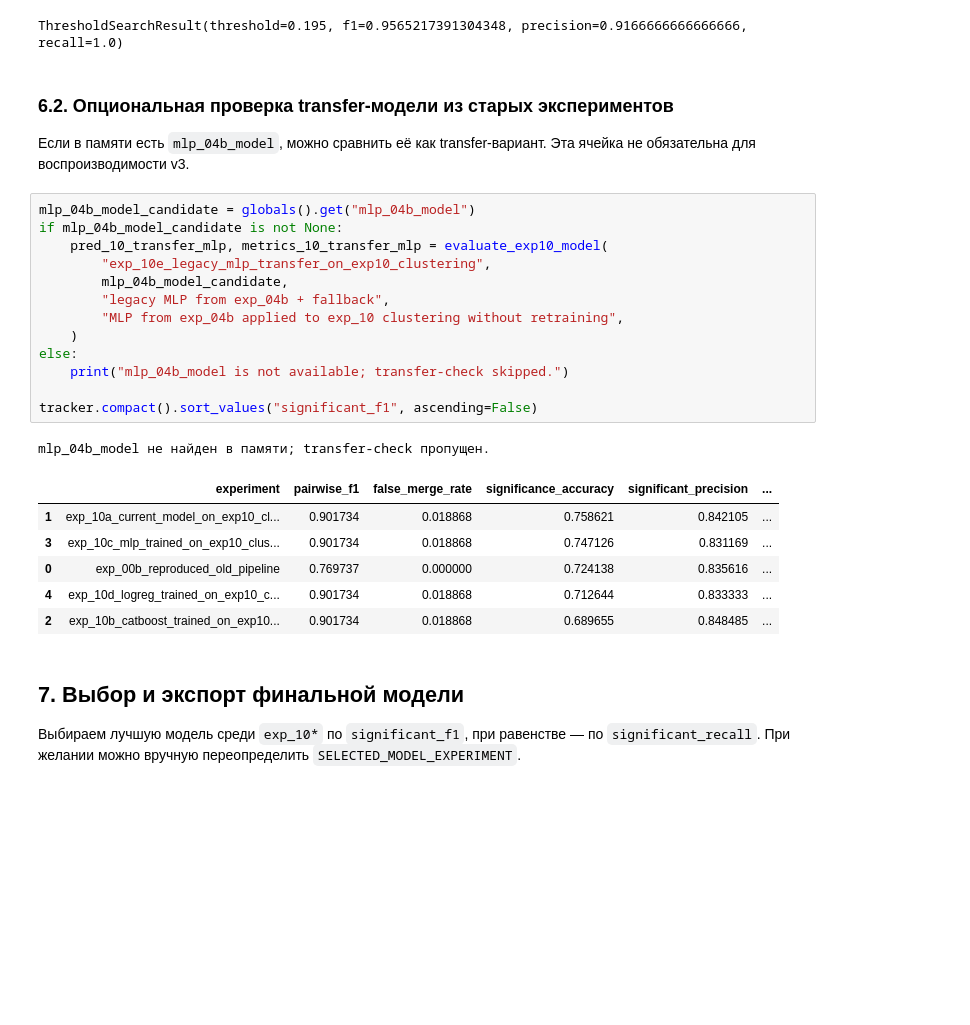
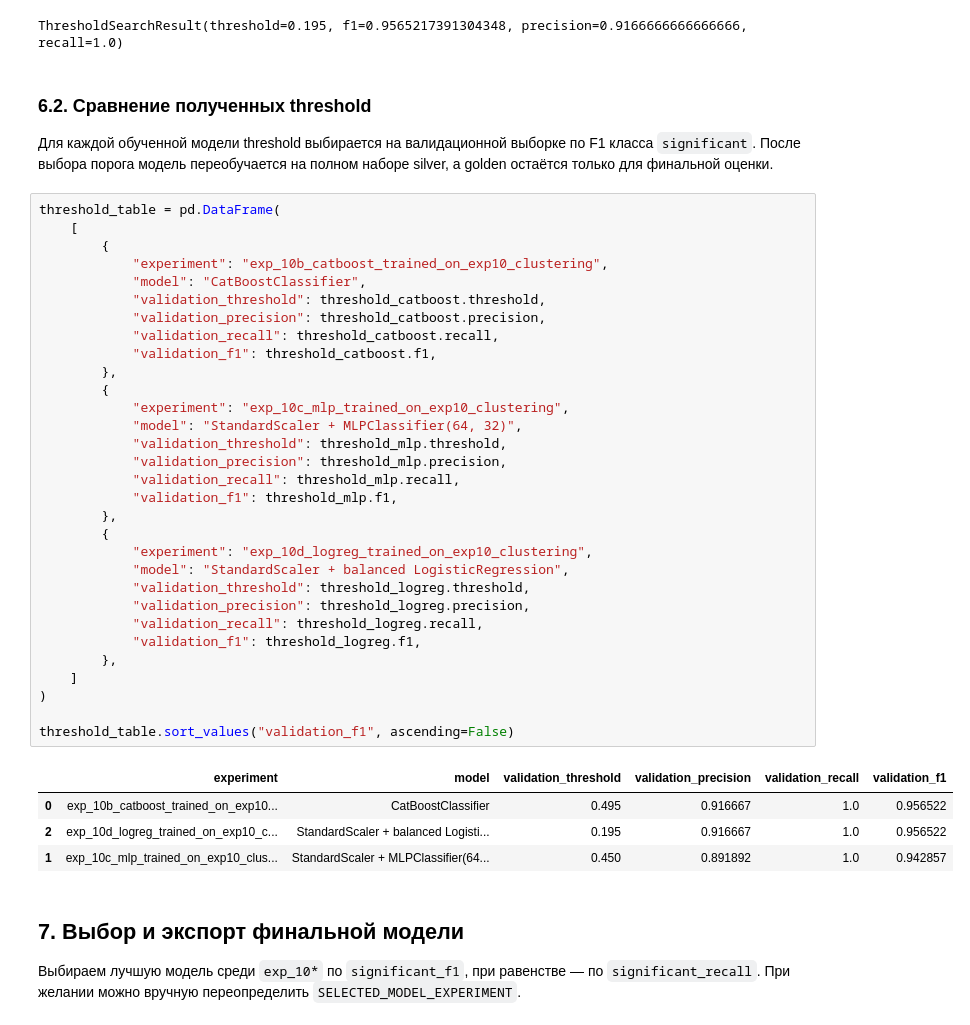
Before and after one commit to Corprus/news-flow-analysis, a Jupyter notebook: notebooks/06_model_improvement_experiments_v3.ipynb, the cells around one changed output. Saved outputs shown, nothing was run; the diff lists cells and outputs as text; blank space fills up the shorter version.

```diff
--- a/notebooks/06_model_improvement_experiments_v3.ipynb
+++ b/notebooks/06_model_improvement_experiments_v3.ipynb
@@ -520,30 +602,45 @@ threshold_logreg
 # %% [output]
 ThresholdSearchResult(threshold=0.195, f1=0.9565217391304348, precision=0.9166666666666666, recall=1.0)
 # %% [markdown]
-### 6.2. Опциональная проверка transfer-модели из старых экспериментов
+### 6.2. Сравнение полученных threshold
 
-Если в памяти есть `mlp_04b_model`, можно сравнить её как transfer-вариант. Эта ячейка не обязательна для воспроизводимости v3.
+Для каждой обученной модели threshold выбирается на валидационной выборке по F1 класса `significant`. После выбора порога модель переобучается на полном наборе silver, а golden остаётся только для финальной оценки.
-# %%
-mlp_04b_model_candidate = globals().get("mlp_04b_model")
-if mlp_04b_model_candidate is not None:
-    pred_10_transfer_mlp, metrics_10_transfer_mlp = evaluate_exp10_model(
-        "exp_10e_legacy_mlp_transfer_on_exp10_clustering",
-        mlp_04b_model_candidate,
-        "legacy MLP from exp_04b + fallback",
-        "MLP from exp_04b applied to exp_10 clustering without retraining",
-    )
-else:
-    print("mlp_04b_model is not available; transfer-check skipped.")
-
-tracker.compact().sort_values("significant_f1", ascending=False)
-# %% [output]
-mlp_04b_model не найден в памяти; transfer-check пропущен.
-|  | experiment | pairwise_f1 | false_merge_rate | significance_accuracy | significant_precision | ... |
-| 1 | exp_10a_current_model_on_exp10_cl... | 0.901734 | 0.018868 | 0.758621 | 0.842105 | ... |
-| 3 | exp_10c_mlp_trained_on_exp10_clus... | 0.901734 | 0.018868 | 0.747126 | 0.831169 | ... |
-| 0 | exp_00b_reproduced_old_pipeline | 0.769737 | 0.000000 | 0.724138 | 0.835616 | ... |
-| 4 | exp_10d_logreg_trained_on_exp10_c... | 0.901734 | 0.018868 | 0.712644 | 0.833333 | ... |
-| 2 | exp_10b_catboost_trained_on_exp10... | 0.901734 | 0.018868 | 0.689655 | 0.848485 | ... |
+# %%
+threshold_table = pd.DataFrame(
+    [
+        {
+            "experiment": "exp_10b_catboost_trained_on_exp10_clustering",
+            "model": "CatBoostClassifier",
+            "validation_threshold": threshold_catboost.threshold,
+            "validation_precision": threshold_catboost.precision,
+            "validation_recall": threshold_catboost.recall,
+            "validation_f1": threshold_catboost.f1,
+        },
+        {
+            "experiment": "exp_10c_mlp_trained_on_exp10_clustering",
+            "model": "StandardScaler + MLPClassifier(64, 32)",
+            "validation_threshold": threshold_mlp.threshold,
+            "validation_precision": threshold_mlp.precision,
+            "validation_recall": threshold_mlp.recall,
+            "validation_f1": threshold_mlp.f1,
+        },
+        {
+            "experiment": "exp_10d_logreg_trained_on_exp10_clustering",
+            "model": "StandardScaler + balanced LogisticRegression",
+            "validation_threshold": threshold_logreg.threshold,
+            "validation_precision": threshold_logreg.precision,
+            "validation_recall": threshold_logreg.recall,
+            "validation_f1": threshold_logreg.f1,
+        },
+    ]
+)
+
+threshold_table.sort_values("validation_f1", ascending=False)
+# %% [output]
+|  | experiment | model | validation_threshold | validation_precision | validation_recall | validation_f1 |
+| 0 | exp_10b_catboost_trained_on_exp10... | CatBoostClassifier | 0.495 | 0.916667 | 1.0 | 0.956522 |
+| 2 | exp_10d_logreg_trained_on_exp10_c... | StandardScaler + balanced Logisti... | 0.195 | 0.916667 | 1.0 | 0.956522 |
+| 1 | exp_10c_mlp_trained_on_exp10_clus... | StandardScaler + MLPClassifier(64... | 0.450 | 0.891892 | 1.0 | 0.942857 |
 # %% [markdown]
 ## 7. Выбор и экспорт финальной модели
 
```
Also changed, not shown: parts of 34 cells of this notebook, 3 other files.
